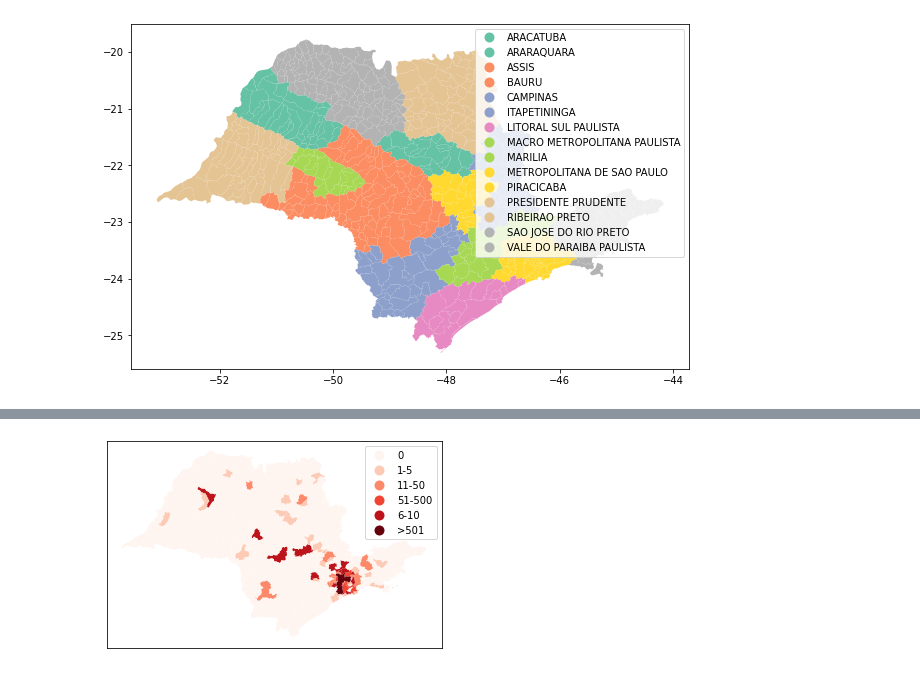
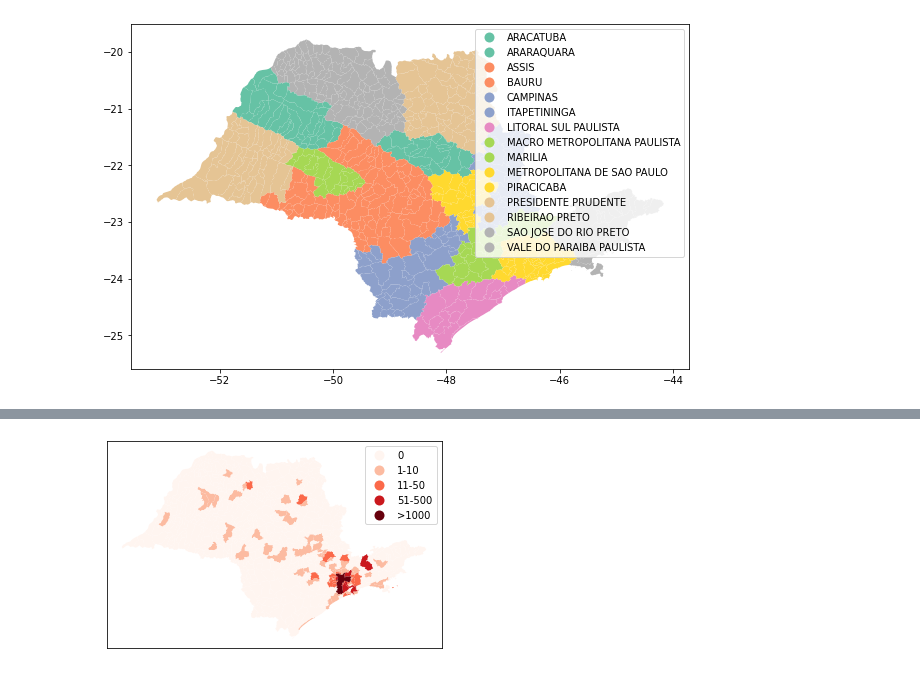
Before and after one commit to lubianat/covid_19_sandbox, a Jupyter notebook: sao_paulo_covid/case_map_sp.ipynb, the cells around one changed output, grey strips where cells are left out. Saved outputs shown, nothing was run; the diff lists cells and outputs as text; code cells hidden in the pictures.

```diff
--- a/sao_paulo_covid/case_map_sp.ipynb
+++ b/sao_paulo_covid/case_map_sp.ipynb
@@ -72,23 +72,26 @@ sp_municipios_mapas["obitos_categorizados"] = pd.cut(sp_municipios_mapas["Mun_To
                                                    labels = ["0", "1-3", "4-6", "6-10", "11-50","51-200", ">201"])
 
 sp_municipios_mapas["casos_categorizados"] = pd.cut(sp_municipios_mapas["Mun_Total de casos"],
-                                                    bins = [-1,1, 5,10,50,500,1000, 100000000],
-                                                   labels = ["0", "1-5", "6-10", "11-50", "51-500","501-1000", ">501"])
+                                                    bins = [-1,1, 10,50,500,1000, 100000000],
+                                                   labels = ["0", "1-10", "11-50", "51-500","501-1000", ">1000"])
-# %%
-sp_municipios_mapas["casos_categorizados"] = sp_municipios_mapas["casos_categorizados"].astype(object)
 # %%
 fig, ax = plt.subplots()
 
 # quickly plot the data adding a legend
 ax = sp_municipios_mapas.plot(column='casos_categorizados',
                          categorical=True,
                          legend=True,
                          figsize=(10,6),
                          markersize=45,
-                         cmap="Reds", ax=ax);
+                         cmap = "Reds",
+                              ax=ax);
 ax.axes.get_xaxis().set_visible(False)
 ax.axes.get_yaxis().set_visible(False)
-plt.savefig("sp_cases_06_april.png", dpi=300)
+
+
+day = "07_april"
+
+plt.savefig("sp_cases_" + day + ".png", dpi=300)
 # %% [output]
-[figure, old version]
+[figure, new version]
 # %%
```
Also changed, not shown: parts of 3 cells of this notebook, 4 other files.
